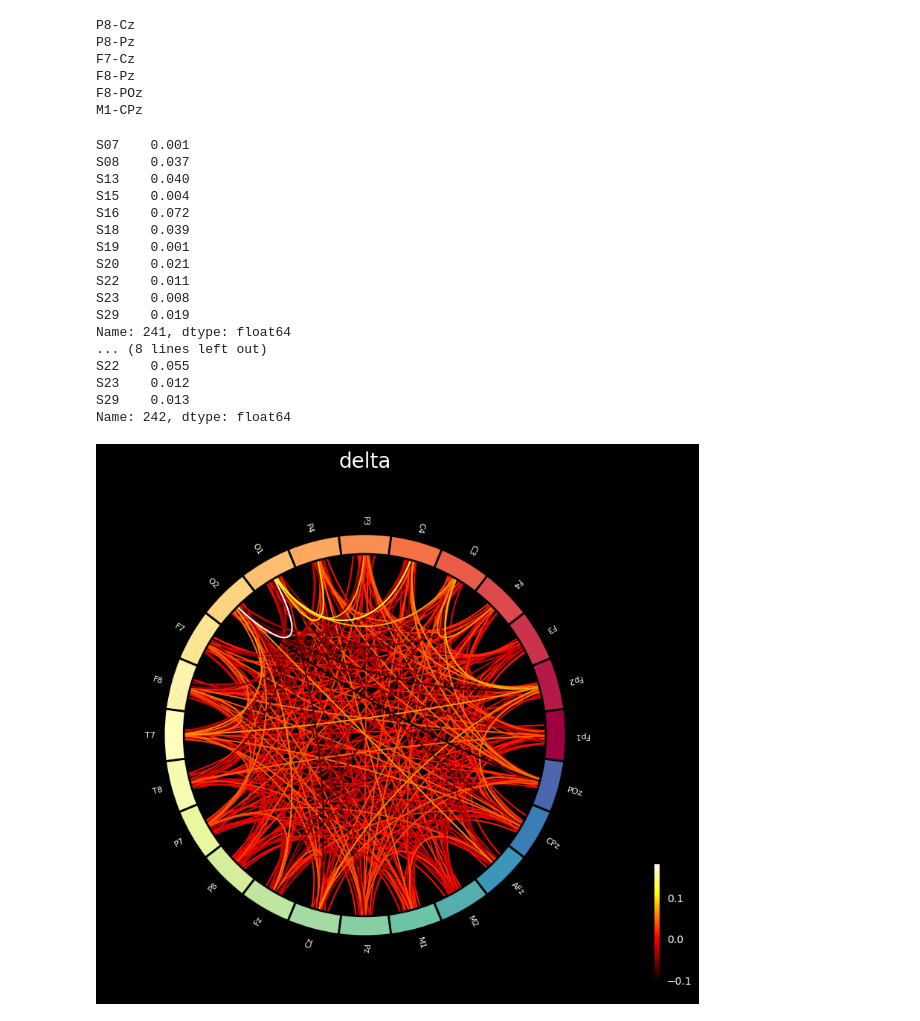
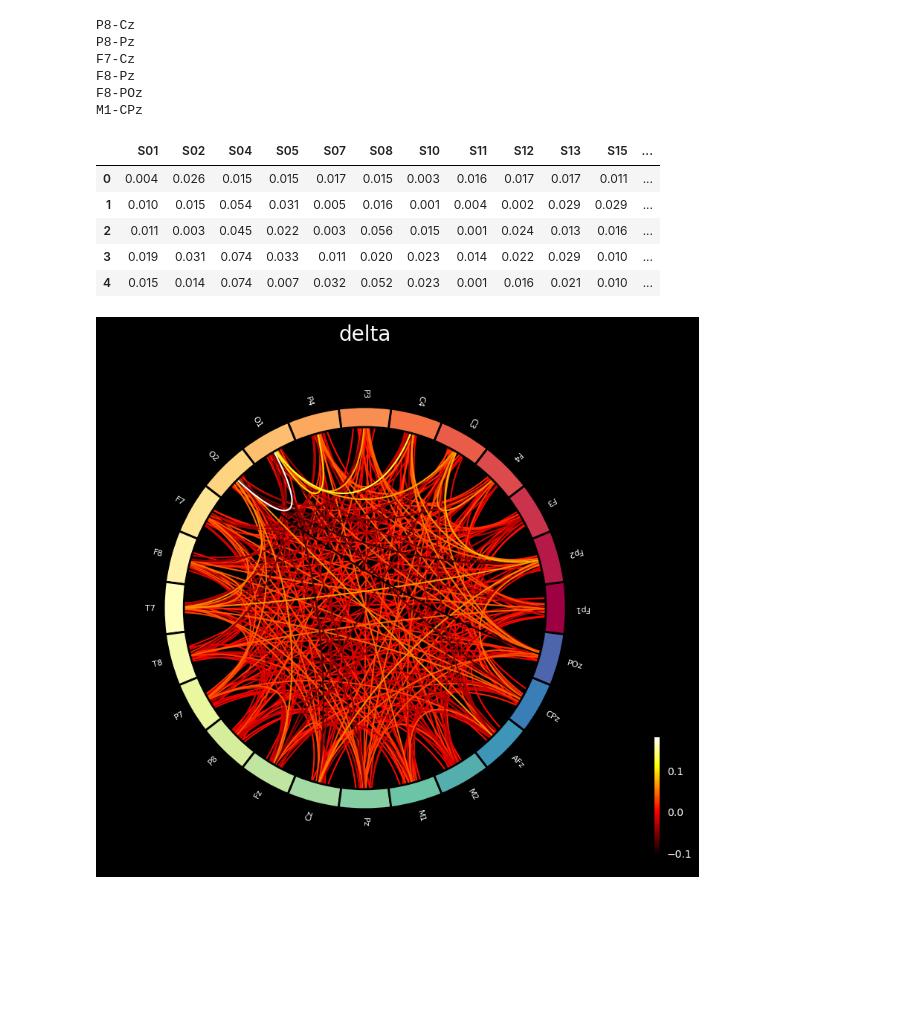
Before and after one commit to Yijun-cat/ML_DMT, a Jupyter notebook: preprocessing.ipynb, the cells around one changed output. Cells and saved outputs as stored; diff of their text form; code cells hidden in the pictures; blank space fills up the shorter version.

```diff
--- a/preprocessing.ipynb
+++ b/preprocessing.ipynb
@@ -329,24 +320,32 @@ F7-Cz
 F8-Pz
 F8-POz
 M1-CPz
-# %%
-for i in beta_significant_features[0]:
-    print( beta_coh_1.iloc[i] )
-# %% [output]
-S07    0.001
-S08    0.037
-S13    0.040
-S15    0.004
-S16    0.072
-S18    0.039
-S19    0.001
-S20    0.021
-S22    0.011
-S23    0.008
-S29    0.019
-Name: 241, dtype: float64
-... (8 lines left out)
-S22    0.055
-S23    0.012
-S29    0.013
-Name: 242, dtype: float64
+# %%
+sub = data['Subject'].values
+sub[0] = 'S01'
+sub[1] = 'S02'
+sub[2] = 'S04'
+sub[3] = 'S05'
+sub[4] = 'S07'
+sub[5] = 'S08'
+
+beta_coh = pd.DataFrame()
+gamma1_coh = pd.DataFrame()
+gamma2_coh = pd.DataFrame()
+
+for coh, band in zip( [beta_coh, gamma1_coh, gamma2_coh], ['beta', 'gamma1', 'gamma2'] ):
+    i = 0
+    for member in sub:
+        coh_matrix = np.abs( channel_coherence[member][band].get_data( output = 'dense' ).round( 3 ) )
+        coh_value = coh_matrix[np.tril_indices( 24, k=-1 )].flatten()
+        coh.insert( i, f"{member}", coh_value )
+        i += 1
+# %%
+display( beta_coh.head() )
+# %% [output]
+|  | S01 | S02 | S04 | S05 | S07 | S08 | S10 | S11 | S12 | S13 | S15 | ... |
+| 0 | 0.004 | 0.026 | 0.015 | 0.015 | 0.017 | 0.015 | 0.003 | 0.016 | 0.017 | 0.017 | 0.011 | ... |
+| 1 | 0.010 | 0.015 | 0.054 | 0.031 | 0.005 | 0.016 | 0.001 | 0.004 | 0.002 | 0.029 | 0.029 | ... |
+| 2 | 0.011 | 0.003 | 0.045 | 0.022 | 0.003 | 0.056 | 0.015 | 0.001 | 0.024 | 0.013 | 0.016 | ... |
+| 3 | 0.019 | 0.031 | 0.074 | 0.033 | 0.011 | 0.020 | 0.023 | 0.014 | 0.022 | 0.029 | 0.010 | ... |
+| 4 | 0.015 | 0.014 | 0.074 | 0.007 | 0.032 | 0.052 | 0.023 | 0.001 | 0.016 | 0.021 | 0.010 | ... |
```
Also changed, not shown: parts of 9 cells of this notebook.
